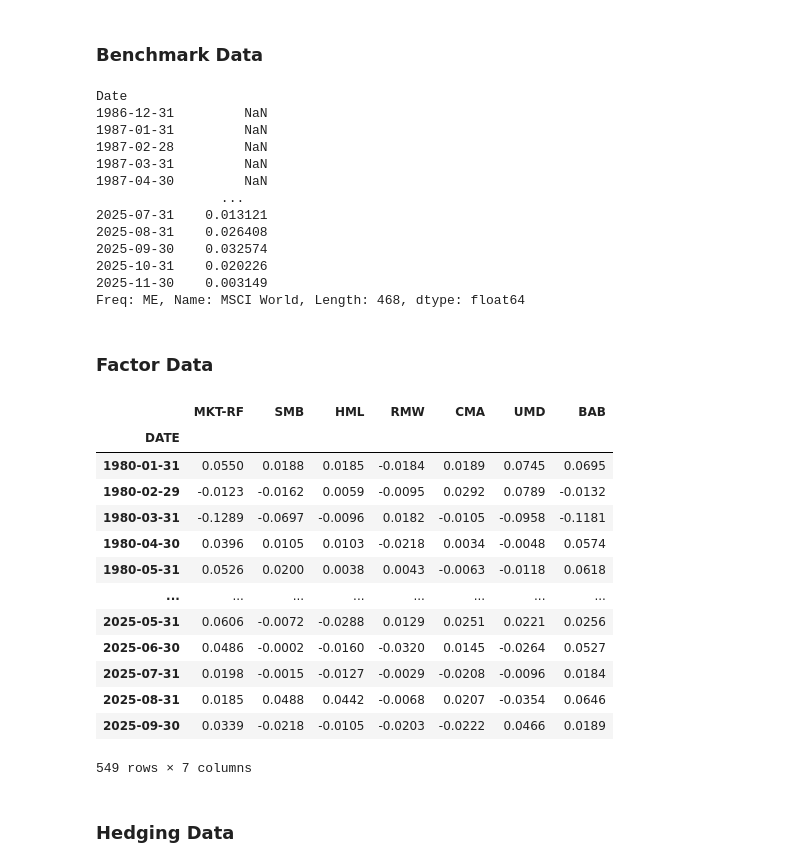
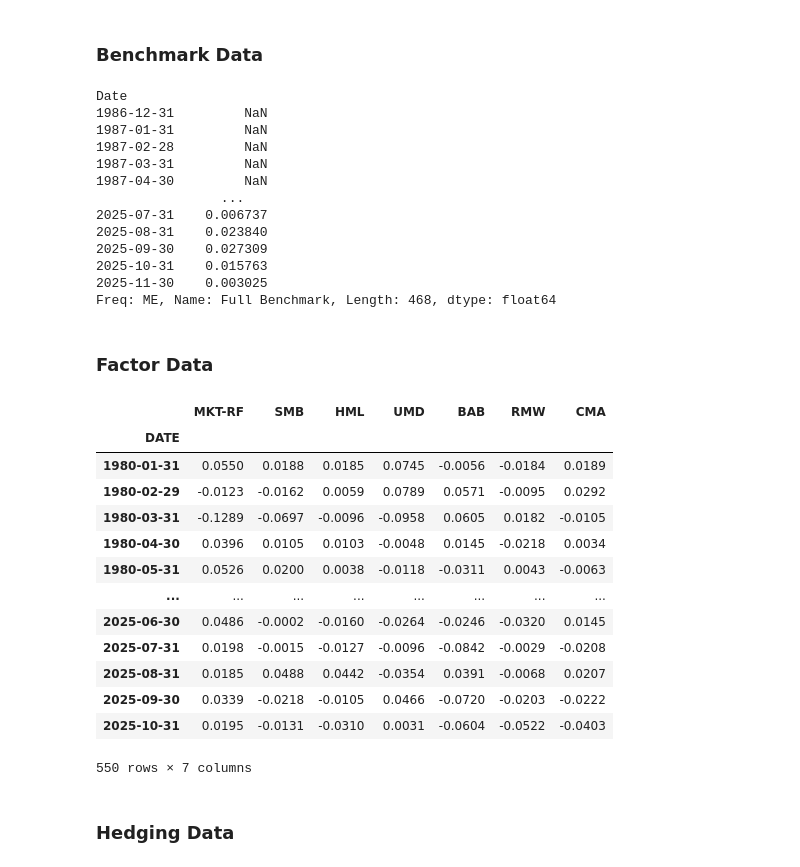
Before and after one commit to DanUZH/PMP_December_8, a Jupyter notebook: Code/Combined_Portfolio.ipynb, the cells around one changed output. Cells and saved outputs as stored; diff of their text form; code cells hidden in the pictures.

```diff
--- a/Code/Combined_Portfolio.ipynb
+++ b/Code/Combined_Portfolio.ipynb
@@ -415,7 +409,7 @@ Freq: ME, Name: RF, Length: 1192, dtype: float64
 # %%
 # --- Benchmark Data ---
 benchmark_data = pd.read_excel(
-    "../Data_Ryan/Benchmarks.xlsx",
+    "../Data/Benchmarks.xlsx",
     index_col = 0,
     parse_dates = True
 )
@@ -424,7 +418,7 @@ benchmark_data.index = pd.to_datetime(benchmark_data.index)
 benchmark_data = benchmark_data.resample('ME').last()
 
 
-benchmark_return = benchmark_data[['MSCI World']].pct_change()
+benchmark_return = benchmark_data[['Full Benchmark']].pct_change()
 benchmark_return = benchmark_return.squeeze()
 benchmark_return
 # %% [output]
@@ -435,41 +429,41 @@ Date
 1987-03-31         NaN
 1987-04-30         NaN
                 ...
-2025-07-31    0.013121
-2025-08-31    0.026408
-2025-09-30    0.032574
-2025-10-31    0.020226
-2025-11-30    0.003149
-Freq: ME, Name: MSCI World, Length: 468, dtype: float64
+2025-07-31    0.006737
+2025-08-31    0.023840
+2025-09-30    0.027309
+2025-10-31    0.015763
+2025-11-30    0.003025
+Freq: ME, Name: Full Benchmark, Length: 468, dtype: float64
 # %% [markdown]
 ### Factor Data
 # %%
 # --- Load Factors Data ---
 famafrench_data = pd.read_csv(
-    "../Data_Ryan/famafrench_factors.csv",
+    "../Data/famafrench_factors.csv",
     index_col = 0,
     parse_dates = True
 )
 
 famafrench_data.index = pd.to_datetime(famafrench_data.index, format='%Y%m')
 famafrench_data.index = famafrench_data.index + pd.offsets.MonthEnd(0)
 famafrench_data.dropna(inplace=True)
 famafrench_data
 # %% [output]
-|  | MKT-RF | SMB | HML | RMW | CMA | UMD | BAB |
+|  | MKT-RF | SMB | HML | UMD | BAB | RMW | CMA |
 | DATE |  |  |  |  |  |  |  |
-| 1980-01-31 | 0.0550 | 0.0188 | 0.0185 | -0.0184 | 0.0189 | 0.0745 | 0.0695 |
-| 1980-02-29 | -0.0123 | -0.0162 | 0.0059 | -0.0095 | 0.0292 | 0.0789 | -0.0132 |
-| 1980-03-31 | -0.1289 | -0.0697 | -0.0096 | 0.0182 | -0.0105 | -0.0958 | -0.1181 |
-| 1980-04-30 | 0.0396 | 0.0105 | 0.0103 | -0.0218 | 0.0034 | -0.0048 | 0.0574 |
-| 1980-05-31 | 0.0526 | 0.0200 | 0.0038 | 0.0043 | -0.0063 | -0.0118 | 0.0618 |
+| 1980-01-31 | 0.0550 | 0.0188 | 0.0185 | 0.0745 | -0.0056 | -0.0184 | 0.0189 |
+| 1980-02-29 | -0.0123 | -0.0162 | 0.0059 | 0.0789 | 0.0571 | -0.0095 | 0.0292 |
+| 1980-03-31 | -0.1289 | -0.0697 | -0.0096 | -0.0958 | 0.0605 | 0.0182 | -0.0105 |
+| 1980-04-30 | 0.0396 | 0.0105 | 0.0103 | -0.0048 | 0.0145 | -0.0218 | 0.0034 |
+| 1980-05-31 | 0.0526 | 0.0200 | 0.0038 | -0.0118 | -0.0311 | 0.0043 | -0.0063 |
 | ... | ... | ... | ... | ... | ... | ... | ... |
-| 2025-05-31 | 0.0606 | -0.0072 | -0.0288 | 0.0129 | 0.0251 | 0.0221 | 0.0256 |
-| 2025-06-30 | 0.0486 | -0.0002 | -0.0160 | -0.0320 | 0.0145 | -0.0264 | 0.0527 |
-| 2025-07-31 | 0.0198 | -0.0015 | -0.0127 | -0.0029 | -0.0208 | -0.0096 | 0.0184 |
-| 2025-08-31 | 0.0185 | 0.0488 | 0.0442 | -0.0068 | 0.0207 | -0.0354 | 0.0646 |
-| 2025-09-30 | 0.0339 | -0.0218 | -0.0105 | -0.0203 | -0.0222 | 0.0466 | 0.0189 |
+| 2025-06-30 | 0.0486 | -0.0002 | -0.0160 | -0.0264 | -0.0246 | -0.0320 | 0.0145 |
+| 2025-07-31 | 0.0198 | -0.0015 | -0.0127 | -0.0096 | -0.0842 | -0.0029 | -0.0208 |
+| 2025-08-31 | 0.0185 | 0.0488 | 0.0442 | -0.0354 | 0.0391 | -0.0068 | 0.0207 |
+| 2025-09-30 | 0.0339 | -0.0218 | -0.0105 | 0.0466 | -0.0720 | -0.0203 | -0.0222 |
+| 2025-10-31 | 0.0195 | -0.0131 | -0.0310 | 0.0031 | -0.0604 | -0.0522 | -0.0403 |
-549 rows × 7 columns
+550 rows × 7 columns
 # %% [markdown]
 ### Hedging Data
 # %%
```
Also changed, not shown: parts of 39 cells of this notebook, 21 other files.
